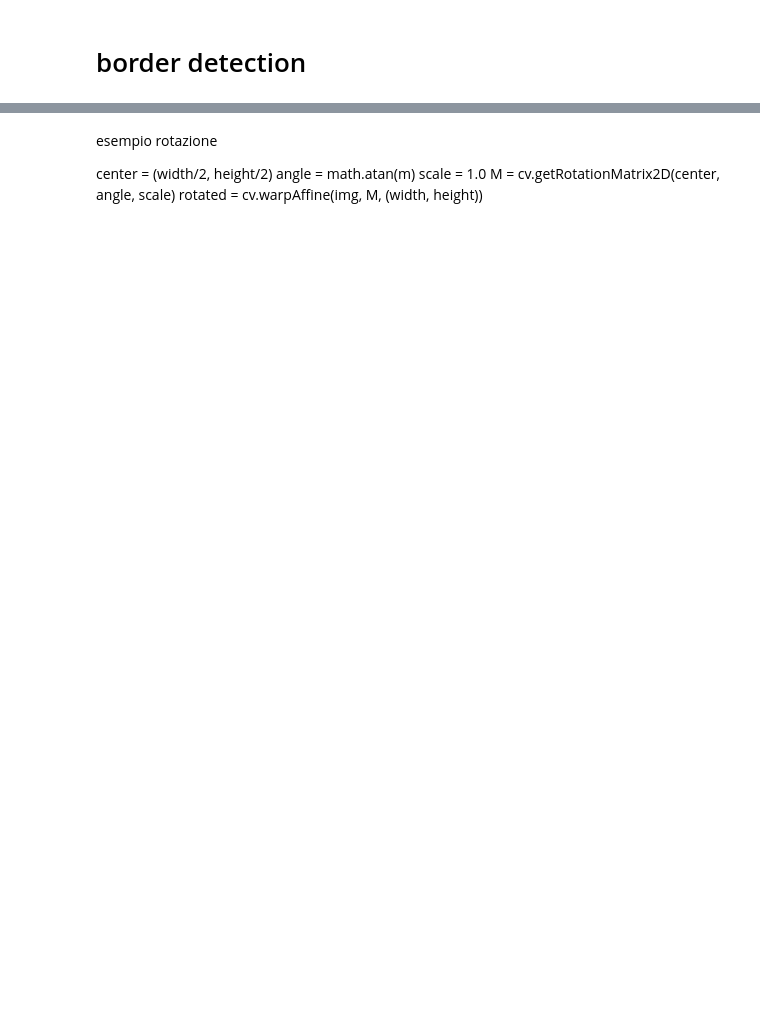
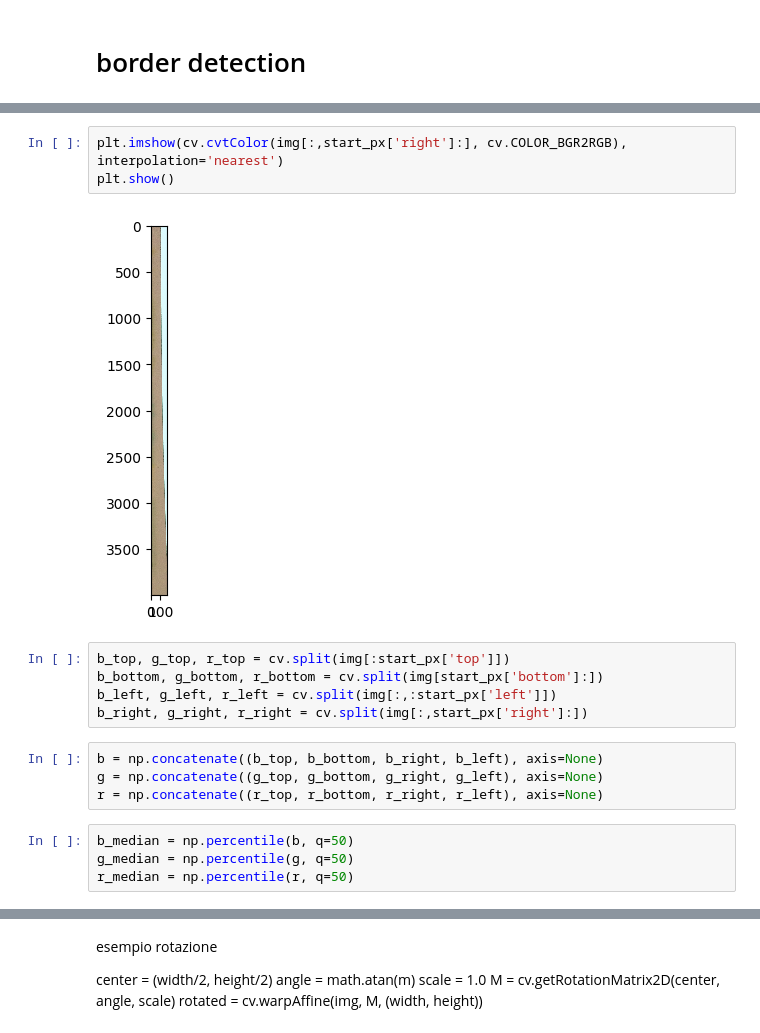
Before and after one commit to matteo-stat/digscanner, a Jupyter notebook: digscanner.ipynb, the cells around one changed output, grey strips where cells are left out. Saved outputs shown, nothing was run; the diff lists cells and outputs as text; blank space fills up the shorter version.

Commit message:
added wb and invert colors

```diff
--- a/digscanner.ipynb
+++ b/digscanner.ipynb
@@ -47,0 +48,18 @@ plt.show()
+# %%
+plt.imshow(cv.cvtColor(img[:,start_px['right']:], cv.COLOR_BGR2RGB), interpolation='nearest')
+plt.show()
+# %% [output]
+[figure, added]
+# %%
+b_top, g_top, r_top = cv.split(img[:start_px['top']])
+b_bottom, g_bottom, r_bottom = cv.split(img[start_px['bottom']:])
+b_left, g_left, r_left = cv.split(img[:,:start_px['left']])
+b_right, g_right, r_right = cv.split(img[:,start_px['right']:])
+# %%
+b = np.concatenate((b_top, b_bottom, b_right, b_left), axis=None)
+g = np.concatenate((g_top, g_bottom, g_right, g_left), axis=None)
+r = np.concatenate((r_top, r_bottom, r_right, r_left), axis=None)
+# %%
+b_median = np.percentile(b, q=50)
+g_median = np.percentile(g, q=50)
+r_median = np.percentile(r, q=50)
```
Also changed, not shown: parts of 8 cells of this notebook.
